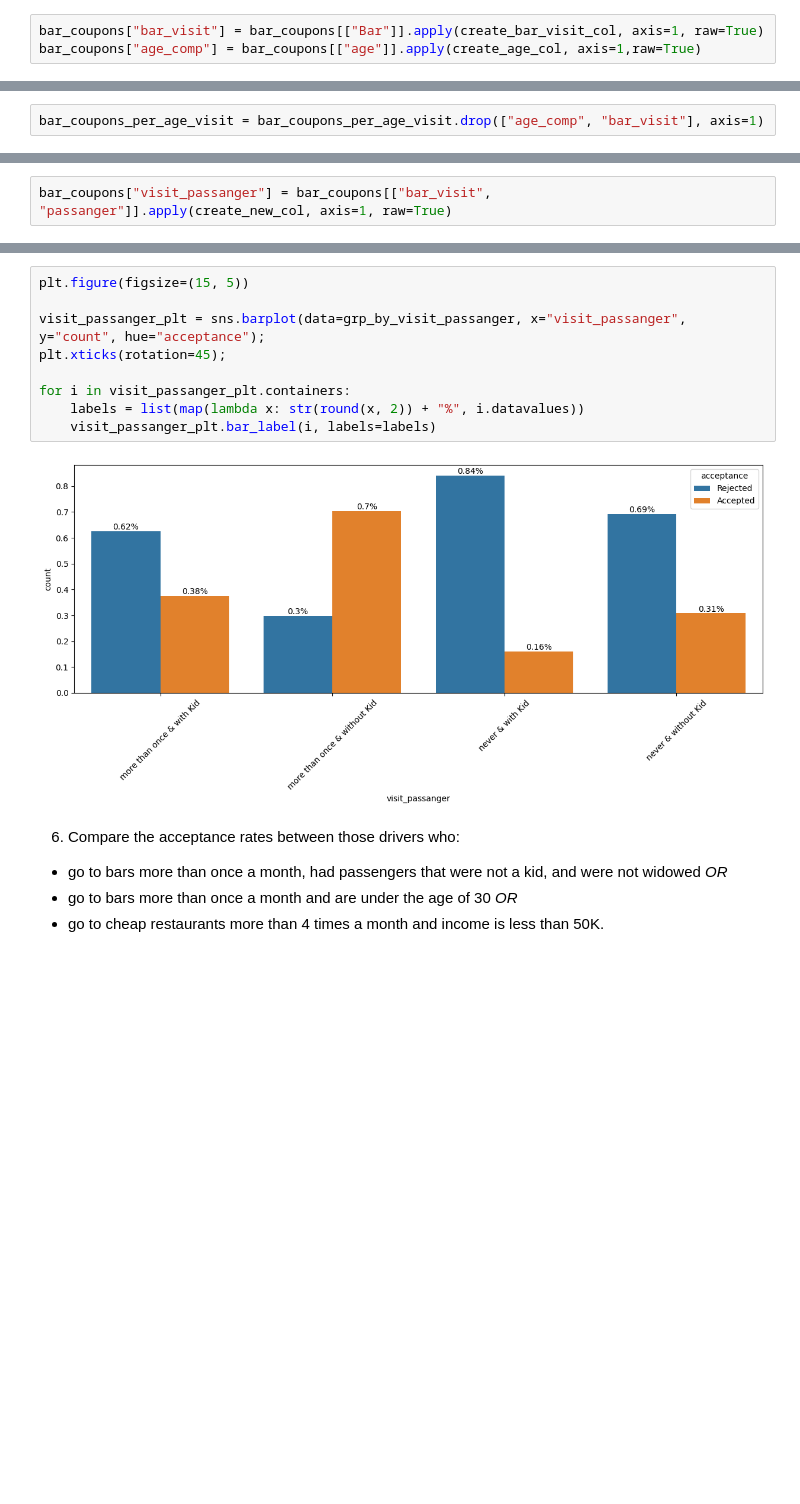
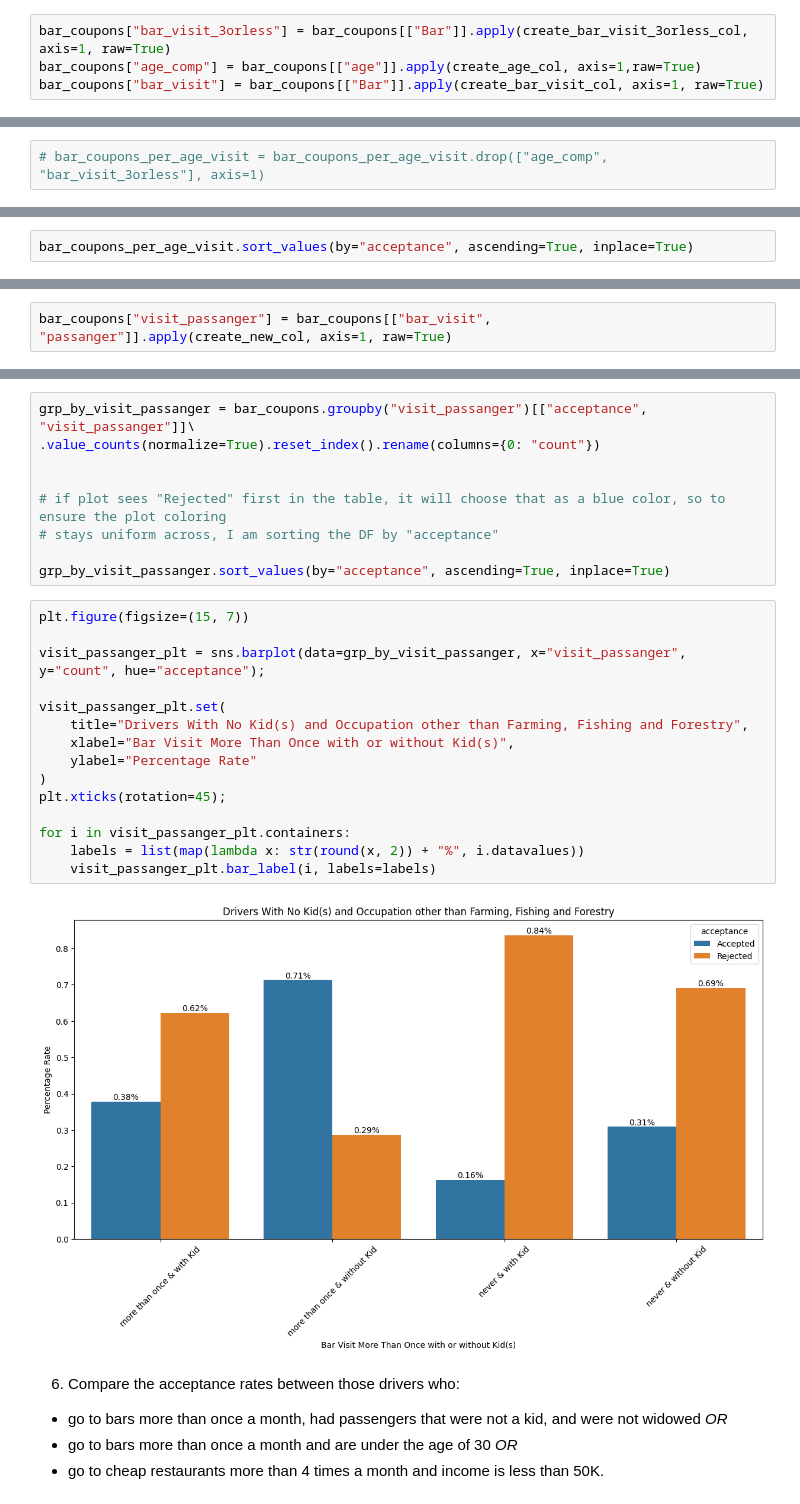
Before and after one commit to arezazadeh/EDA-Coupon_Acceptance, a Jupyter notebook: coupon_activity.ipynb, the cells around one changed output, grey strips where cells are left out. Saved outputs shown, nothing was run; the diff lists cells and outputs as text; blank space fills up the shorter version.

```diff
--- a/coupon_activity.ipynb
+++ b/coupon_activity.ipynb
@@ -415,3 +421,4 @@ def create_bar_visit_col(col):
 # %%
+bar_coupons["bar_visit_3orless"] = bar_coupons[["Bar"]].apply(create_bar_visit_3orless_col, axis=1, raw=True)
+bar_coupons["age_comp"] = bar_coupons[["age"]].apply(create_age_col, axis=1,raw=True)
 bar_coupons["bar_visit"] = bar_coupons[["Bar"]].apply(create_bar_visit_col, axis=1, raw=True)
-bar_coupons["age_comp"] = bar_coupons[["age"]].apply(create_age_col, axis=1,raw=True)
@@ -428,7 +433,7 @@ bar_coupons.head()
 bar_coupons_per_age_visit = bar_coupons.groupby("age_comp")[["bar_visit", "acceptance"]].value_counts(normalize=True).reset_index()
 bar_coupons_per_age_visit["bar_visit_age"] = bar_coupons_per_age_visit["age_comp"] + " & " + bar_coupons_per_age_visit["bar_visit"]
 # %%
-bar_coupons_per_age_visit = bar_coupons_per_age_visit.drop(["age_comp", "bar_visit"], axis=1)
+# bar_coupons_per_age_visit = bar_coupons_per_age_visit.drop(["age_comp", "bar_visit_3orless"], axis=1)
 # %%
 bar_coupons_per_age_visit
 # %% [output]
@@ -444,5 +449,7 @@ bar_coupons_per_age_visit
 # %%
 bar_coupons_per_age_visit.rename(columns={0: "count"}, inplace=True)
+# %%
+bar_coupons_per_age_visit.sort_values(by="acceptance", ascending=True, inplace=True)
 # %%
 plt.figure(figsize=(15,5))
 
@@ -513,14 +522,29 @@ grp_by_visit_passanger
+# %%
+grp_by_visit_passanger = bar_coupons.groupby("visit_passanger")[["acceptance", "visit_passanger"]]\
+.value_counts(normalize=True).reset_index().rename(columns={0: "count"})
+
+
+# if plot sees "Rejected" first in the table, it will choose that as a blue color, so to ensure the plot coloring
+# stays uniform across, I am sorting the DF by "acceptance"
+
+grp_by_visit_passanger.sort_values(by="acceptance", ascending=True, inplace=True)
 # %%
-plt.figure(figsize=(15, 5))
+plt.figure(figsize=(15, 7))
 
 visit_passanger_plt = sns.barplot(data=grp_by_visit_passanger, x="visit_passanger", y="count", hue="acceptance");
+
+visit_passanger_plt.set(
+    title="Drivers With No Kid(s) and Occupation other than Farming, Fishing and Forestry",
+    xlabel="Bar Visit More Than Once with or without Kid(s)",
+    ylabel="Percentage Rate"
+)
 plt.xticks(rotation=45);
 
 for i in visit_passanger_plt.containers:
     labels = list(map(lambda x: str(round(x, 2)) + "%", i.datavalues))
     visit_passanger_plt.bar_label(i, labels=labels)
 # %% [output]
-[figure, old version]
+[figure, new version]
 # %% [markdown]
 6. Compare the acceptance rates between those drivers who:
 
```
Also changed, not shown: parts of 34 cells of this notebook.
